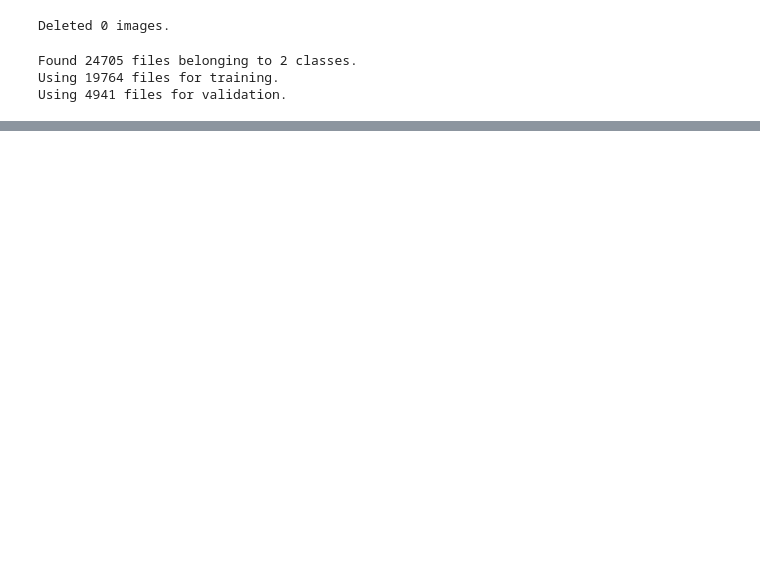
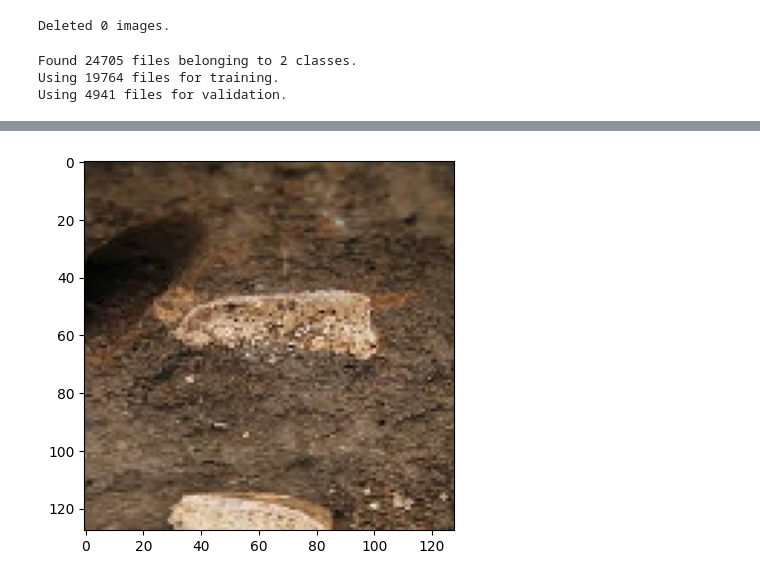
Before and after one commit to AiCEG/mlprojectgarbage, a Jupyter notebook: ml_garbageclassification_project.ipynb, the cells around one changed output, grey strips where cells are left out. Saved outputs shown, nothing was run; the diff lists cells and outputs as text; code cells hidden in the pictures; blank space fills up the shorter version.

```diff
--- a/ml_garbageclassification_project.ipynb
+++ b/ml_garbageclassification_project.ipynb
@@ -32,7 +53,7 @@ print(f"Deleted {num_skipped} images.")
 Deleted 0 images.
 # %%
 image_size = (128, 128)
-batch_size = 64
+batch_size = 128
 
 train_ds, val_ds = keras.utils.image_dataset_from_directory(
     "waste_dataset",
@@ -145,15 +149,11 @@ You must install pydot (`pip install pydot`) for `plot_model` to work.
 # %%
 epochs = 20
+callbacks = [
+    keras.callbacks.ModelCheckpoint("best_model.keras", save_best_only=True),
+    keras.callbacks.EarlyStopping(monitor='val_loss', patience=3, restore_best_weights=True),
+]
 
-callbacks = [
-    keras.callbacks.ModelCheckpoint("save_at_{epoch}.keras"),
-]
-model.compile(
-    optimizer=keras.optimizers.Adam(3e-4),
-    loss=keras.losses.BinaryCrossentropy(from_logits=True),
-    metrics=[keras.metrics.BinaryAccuracy(name="acc")],
-)
-model.fit(
+history = model.fit(
     train_ds,
     epochs=epochs,
     callbacks=callbacks,
@@ -181,10 +180,12 @@ Epoch 20/20
 # %%
-img = keras.utils.load_img("waste_dataset/organic/organic_000001_photo.jpg", target_size=image_size)
+# Evaluate and predict
+img = keras.utils.load_img("waste_dataset/organic/organic_000010_photo.jpg", target_size=image_size)
 plt.imshow(img)
 
 img_array = keras.utils.img_to_array(img)
-img_array = keras.ops.expand_dims(img_array, 0)  # Create batch axis
+img_array = np.expand_dims(img_array, 0)  # Create batch axis
 
 predictions = model.predict(img_array)
-score = float(keras.ops.sigmoid(predictions[0][0]))
+score = float(keras.activations.sigmoid(predictions[0][0]))
 print(f"This image is {100 * (1 - score):.2f}% organic and {100 * score:.2f}% recyclable.")
+# %% [output]
@@ -190,0 +194 @@ print(f"This image is {100 * (1 - score):.2f}% organic and {100 * score:.2f}% re
+[figure, added]
```
Also changed, not shown: parts of 10 cells of this notebook, 1 other file.
